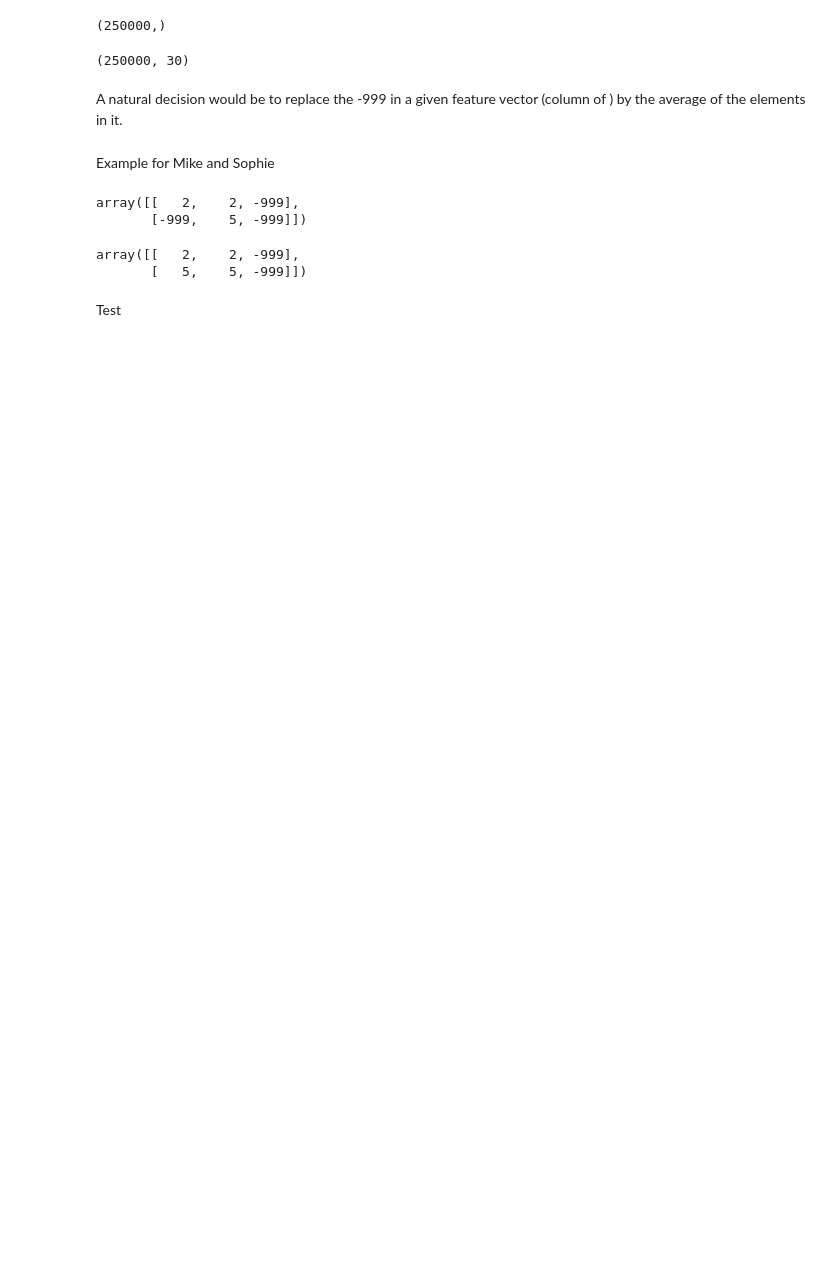
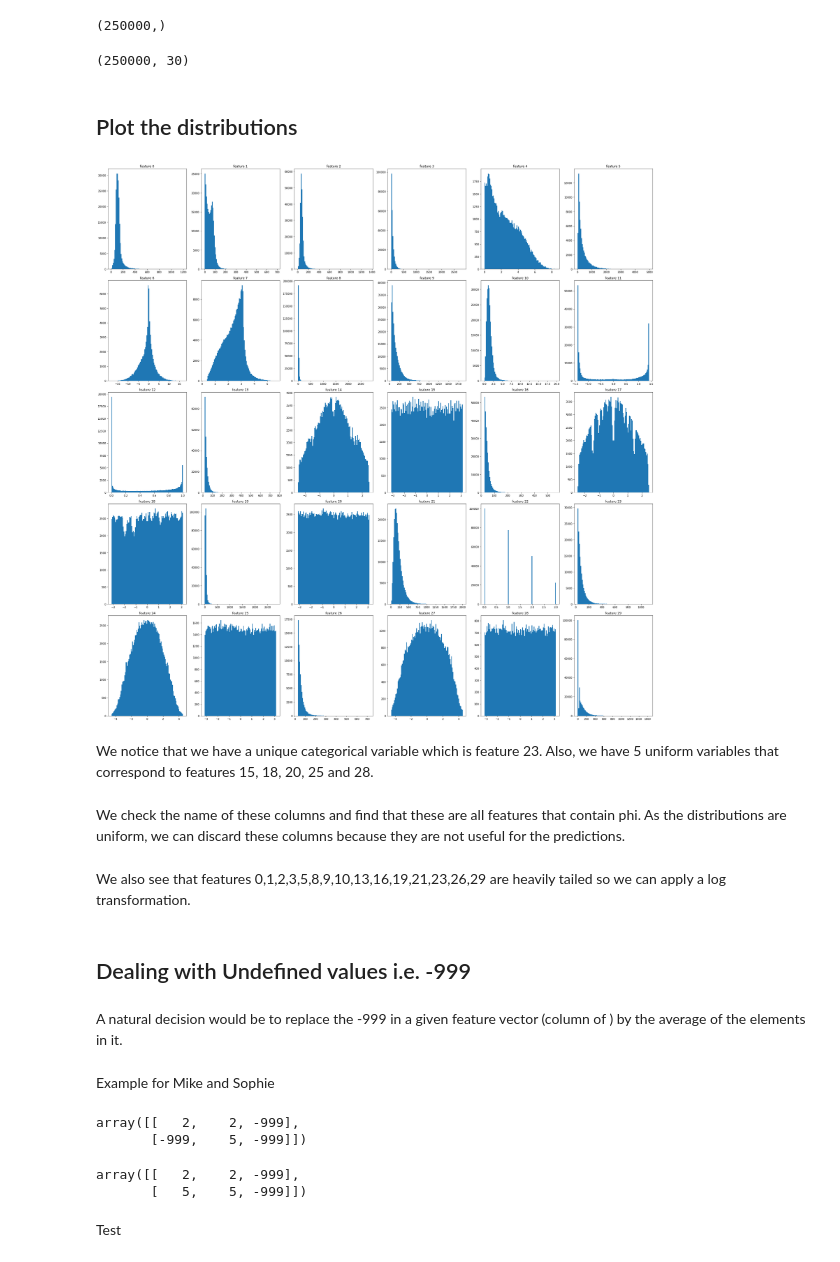
Before and after one commit to CS-433/ml-project-1-mnms, a Jupyter notebook: scripts/Data_Exploration.ipynb, the cells around one changed output. Saved outputs shown, nothing was run; the diff lists cells and outputs as text; code cells hidden in the pictures; blank space fills up the shorter version.

```diff
--- a/scripts/Data_Exploration.ipynb
+++ b/scripts/Data_Exploration.ipynb
@@ -88,6 +95,32 @@ y.shape
 input_data.shape
 # %% [output]
 (250000, 30)
+# %% [markdown]
+## Plot the distributions
+# %%
+def distributions_plot(tx):
+    fig,axes = plt.subplots(5,6,figsize = (30,30))
+    axes = axes.ravel()
+    for index,ax in enumerate(axes):
+        column = tx[:,index]
+        #don't take the undefined values
+        ax.hist(column[np.where(column != -999)], bins=100)
+        ax.set_title("feature " + str(index))
+
+    #tight_layout automatically adjusts subplot params so that the subplot(s) fits in to the figure area.
+    plt.tight_layout()
+# %%
+distributions_plot(input_data)
+# %% [output]
+[figure, added]
+# %% [markdown]
+We notice that we have a unique categorical variable which is feature 23. Also, we have 5 uniform variables that correspond to features 15, 18, 20, 25 and 28.
+# %% [markdown]
+We check the name of these columns and find that these are all features that contain phi. As the distributions are uniform, we can discard these columns because they are not useful for the predictions.
+# %% [markdown]
+We also see that features 0,1,2,3,5,8,9,10,13,16,19,21,23,26,29 are heavily tailed so we can apply a log transformation.
+# %% [markdown]
+## Dealing with Undefined values i.e. -999
 # %% [markdown]
 A natural decision would be to replace the -999 in a given feature vector (column of ) by the average of the elements in it.
 # %% [markdown]
```
Also changed, not shown: parts of 32 cells of this notebook, 2 other files.
